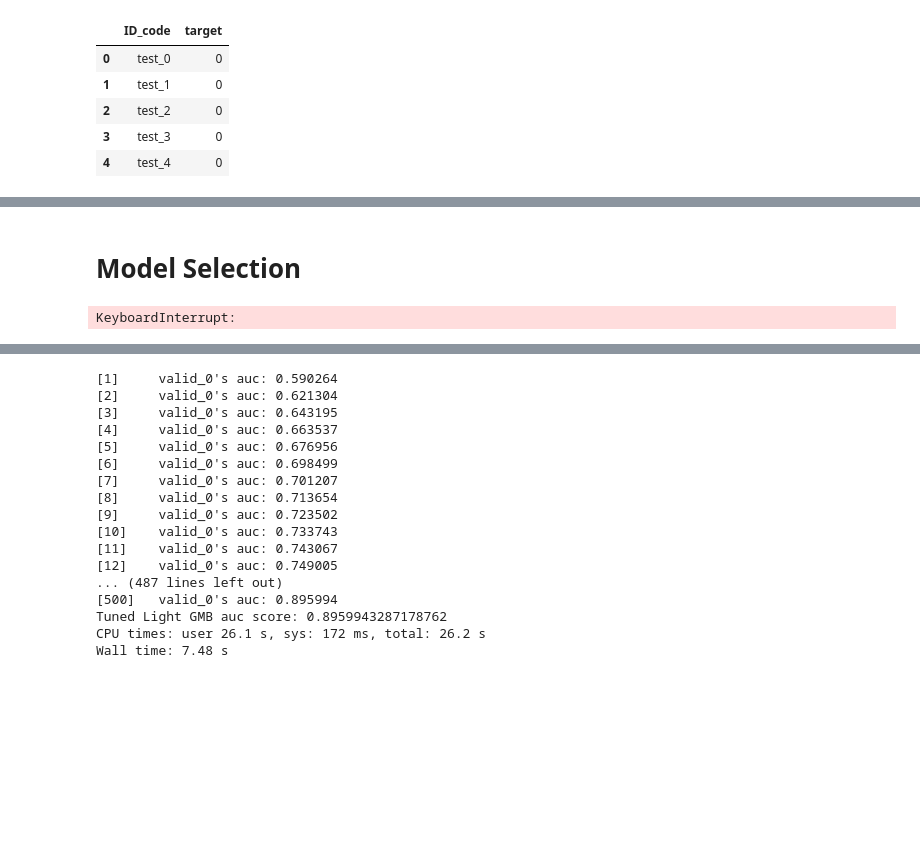
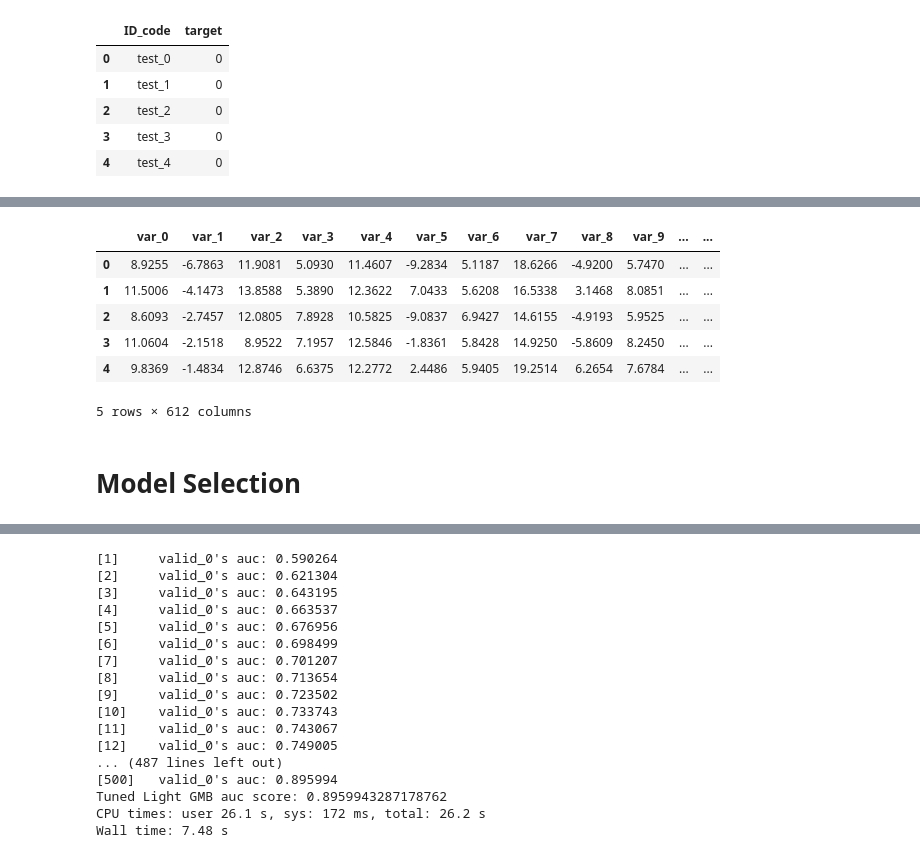
Before and after one commit to kszczupak/kaggle_competitions, a Jupyter notebook: Santander/GBM.ipynb, the cells around one changed output, grey strips where cells are left out. Saved outputs shown, nothing was run; the diff lists cells and outputs as text; code cells hidden in the pictures; blank space fills up the shorter version.

```diff
--- a/Santander/GBM.ipynb
+++ b/Santander/GBM.ipynb
@@ -359 +156,34 @@ sample_submission_df.head()
+# %%
+# Feature engeenering
+
+features = final_train_df.columns
+
+def augment_df(df):
+    for feature in features:
+        df[f'sq_{feature}'] = df[feature]**2
+        df[f'repo_{feature}'] = df[feature].apply(lambda x: 0 if x==0 else 1/x)
+    df['min'] = df[features].min(axis=1)
+    df['mean'] = df[features].mean(axis=1)
+    df['max'] = df[features].max(axis=1)
+    df['median'] = df[features].median(axis=1)
+    df['std'] = df[features].std(axis=1)
+    df['var'] = df[features].var(axis=1)
+    df['abs_mean'] = df[features].abs().mean(axis=1)
+    df['abs_median'] = df[features].abs().median(axis=1)
+    df['abs_std'] = df[features].abs().std(axis=1)
+    df['skew'] = df[features].skew(axis=1)
+    df['kurt'] = df[features].kurt(axis=1)
+    df['sq_kurt'] = df[[f'sq_{feature}' for feature in features]].kurt(axis=1)
+
+augment_df(final_train_df)
+augment_df(final_test_df)
+final_train_df.head()
+# %% [output]
+|  | var_0 | var_1 | var_2 | var_3 | var_4 | var_5 | var_6 | var_7 | var_8 | var_9 | ... | ... |
+| 0 | 8.9255 | -6.7863 | 11.9081 | 5.0930 | 11.4607 | -9.2834 | 5.1187 | 18.6266 | -4.9200 | 5.7470 | ... | ... |
+| 1 | 11.5006 | -4.1473 | 13.8588 | 5.3890 | 12.3622 | 7.0433 | 5.6208 | 16.5338 | 3.1468 | 8.0851 | ... | ... |
+| 2 | 8.6093 | -2.7457 | 12.0805 | 7.8928 | 10.5825 | -9.0837 | 6.9427 | 14.6155 | -4.9193 | 5.9525 | ... | ... |
+| 3 | 11.0604 | -2.1518 | 8.9522 | 7.1957 | 12.5846 | -1.8361 | 5.8428 | 14.9250 | -5.8609 | 8.2450 | ... | ... |
+| 4 | 9.8369 | -1.4834 | 12.8746 | 6.6375 | 12.2772 | 2.4486 | 5.9405 | 19.2514 | 6.2654 | 7.6784 | ... | ... |
+5 rows × 612 columns
 # %%
@@ -378,19 +200,2 @@ X_test = X_scaler.fit_transform(X_test)
 # %% [markdown]
 # Model Selection
-# %%
-%%time
-
-rforest = RandomForestClassifier(n_estimators=50)
-
-rforest.fit(
-    X_train,
-    Y_train
-)
-
-probas = rforest.predict_proba(X_valid)
-
-print(f"Random Forest auc score: {roc_auc_score(Y_valid, probas[:, 1])}")
-
-print(f"Random Forest score: {rforest.score(X_valid, Y_valid)}")
-# %% [output]
-KeyboardInterrupt:
```
Also changed, not shown: parts of 38 cells of this notebook, 3 other files.
